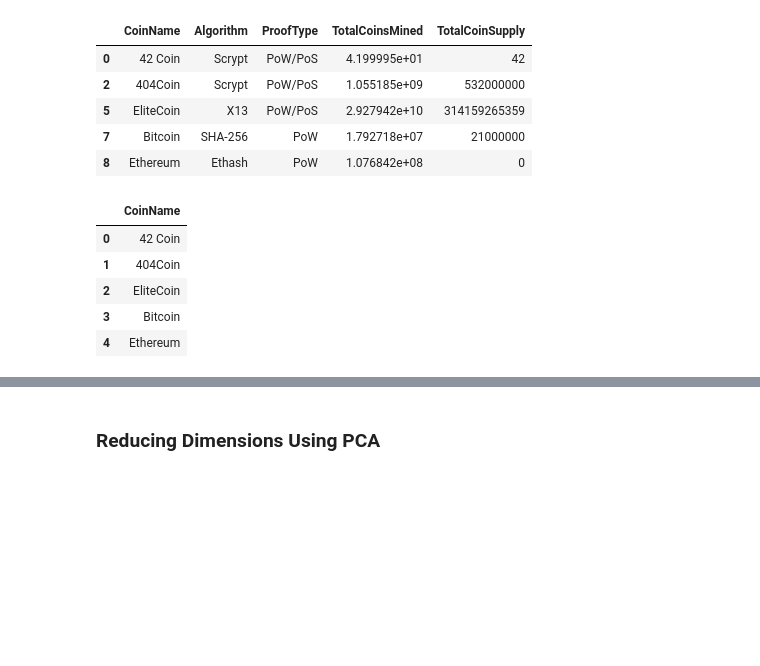
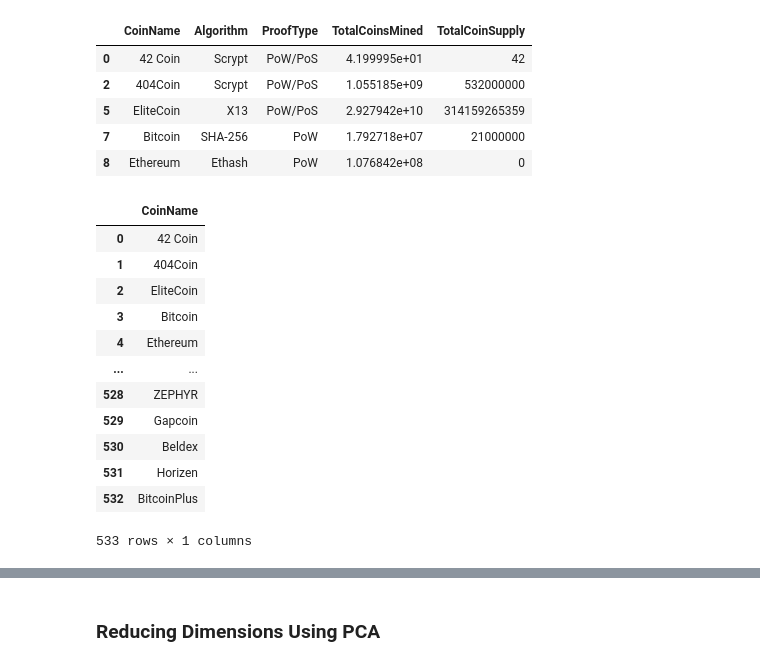
Before and after one commit to andrewjrubi/AWS-HW-Rubi, a Jupyter notebook: crypto_clustering.ipynb, the cells around one changed output, grey strips where cells are left out. Drawn from its saved outputs; the diff is of its cells as text; code cells hidden in the pictures; blank space fills up the shorter version.

```diff
--- a/crypto_clustering.ipynb
+++ b/crypto_clustering.ipynb
@@ -99,6 +99,7 @@ crypto_df.head()
 # Remove rows with cryptocurrencies having no coins mined
 no_minning = crypto_df[crypto_df['TotalCoinsMined'] == 0 ].index
 crypto_df.drop(no_minning , inplace=True)
+crypto_df_named = crypto_df.set_index('CoinName')
 crypto_df.head()
 # %% [output]
 |  | CoinName | Algorithm | ProofType | TotalCoinsMined | TotalCoinSupply |
@@ -112,14 +113,21 @@ crypto_df.head()
 # %%
 # Store the 'CoinName'column in its own DataFrame prior to dropping it from crypto_df
 coin_name_df = pd.DataFrame(crypto_df, columns = ['CoinName'])
 coin_name_df = coin_name_df.reset_index(drop=True)
-coin_name_df.head()
+coin_name_df
 # %% [output]
 |  | CoinName |
 | 0 | 42 Coin |
 | 1 | 404Coin |
 | 2 | EliteCoin |
 | 3 | Bitcoin |
 | 4 | Ethereum |
+| ... | ... |
+| 528 | ZEPHYR |
+| 529 | Gapcoin |
+| 530 | Beldex |
+| 531 | Horizen |
+| 532 | BitcoinPlus |
+533 rows × 1 columns
 # %%
 # Drop the 'CoinName' column since it's not going to be used on the clustering algorithm
```
Also changed, not shown: parts of 7 cells of this notebook.
